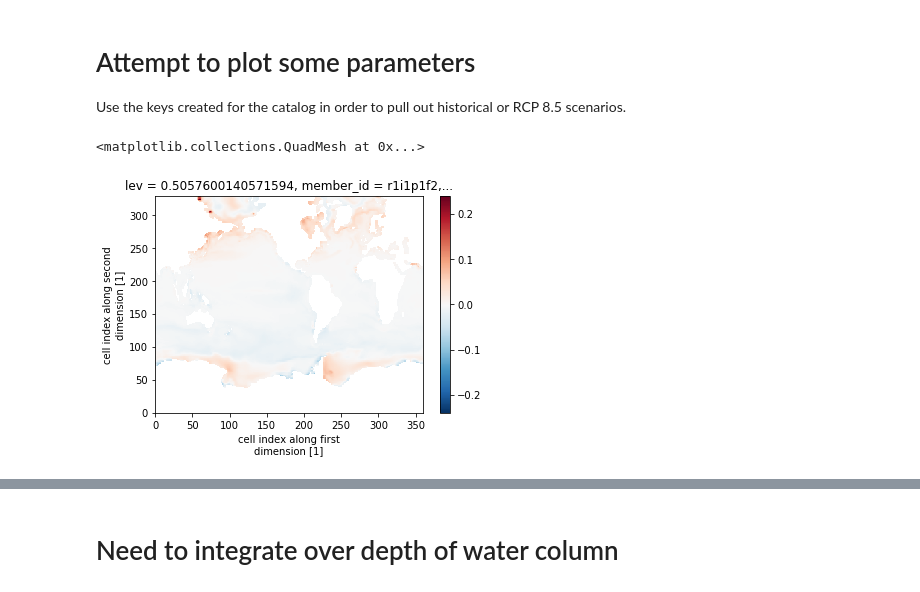
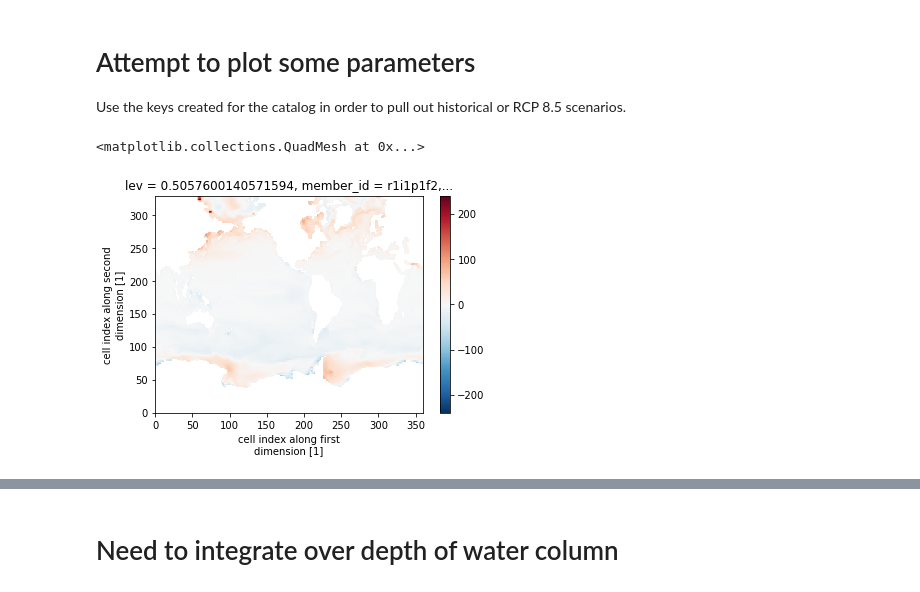
Before and after one commit to matt-long/cmip6hack-ocean-o2, a Jupyter notebook: notebooks/AOU_v_O2sat.ipynb, the cells around one changed output, grey strips where cells are left out. Drawn from its saved outputs; the diff is of its cells as text; code cells hidden in the pictures.

```diff
--- a/notebooks/AOU_v_O2sat.ipynb
+++ b/notebooks/AOU_v_O2sat.ipynb
@@ -314,12 +314,13 @@ time_1970_to_1999 = historical.sel(time = slice('1970-01-16', '1999-12-16'))
 all_time = xr.concat([time_1970_to_1999,ssp585], dim='time')
 # %%
 # Calculate AOU at each time
-all_time_aou = all_time.o2sat*1000-all_time.o2
+all_time_aou = all_time.o2sat*1e3-all_time.o2
 # %%
-all_time_aou.isel(member_id = 0, time = 0, lev = 0).plot()
+# Surface in Jan 1970
+(all_time_aou.isel(member_id = 0, time = 0, lev = 0)*1e3).plot()
 # %% [output]
 <matplotlib.collections.QuadMesh at 0x...>
-[figure, old version]
+[figure, new version]
 # %%
 # Calculate delta AOU from time_0 values
 delta_aou = all_time_aou - all_time_aou.isel(time = 0)
```
Also changed, not shown: parts of 17 cells of this notebook.
